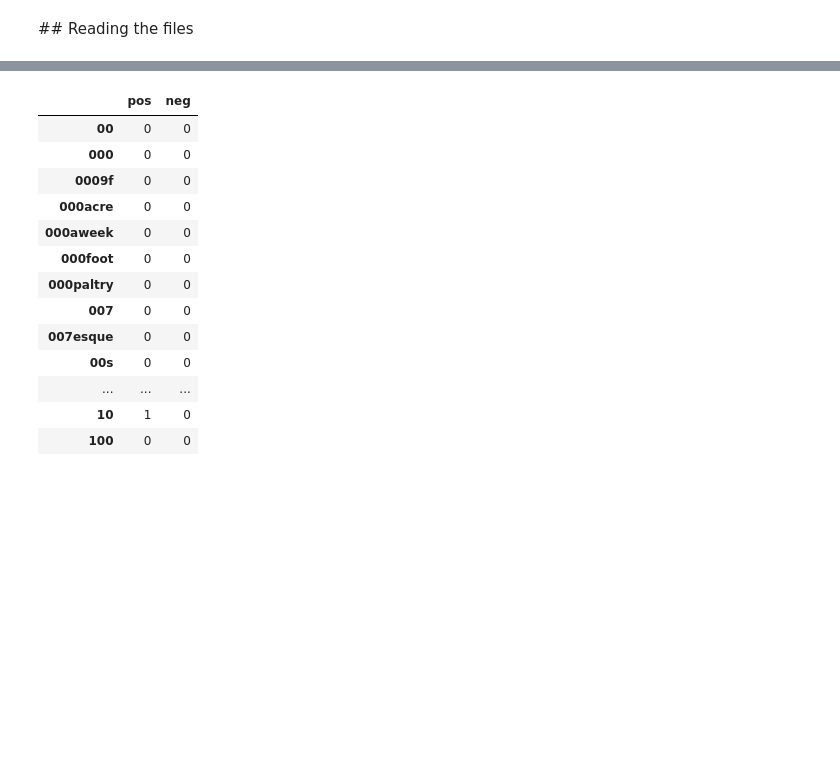
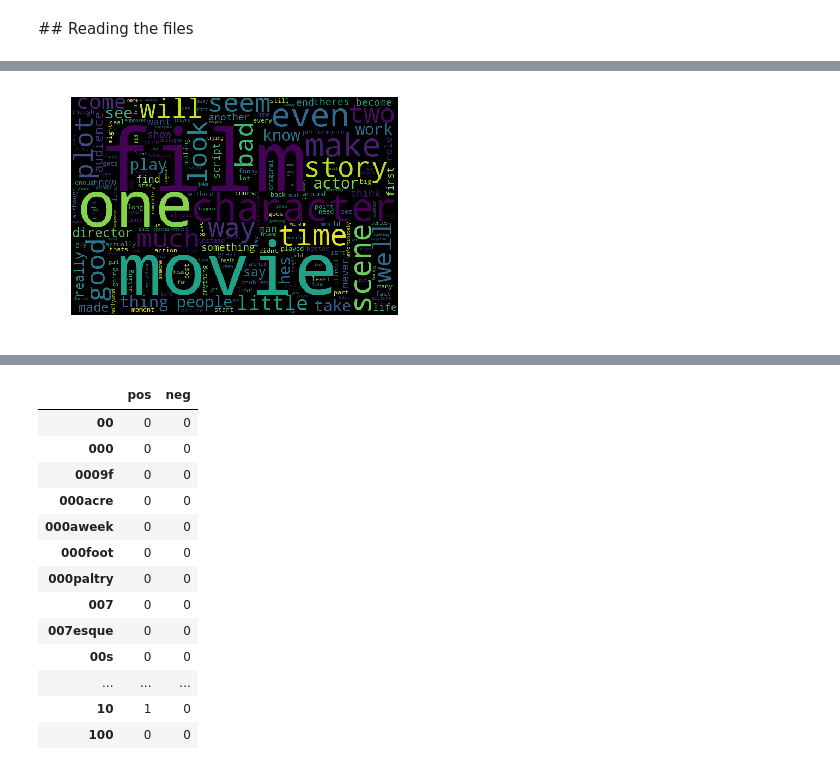
Before and after one commit to SimonKenoby/INFO2049, a Jupyter notebook: webandtext.ipynb, the cells around one changed output, grey strips where cells are left out. Saved outputs shown, nothing was run; the diff lists cells and outputs as text; code cells hidden in the pictures; blank space fills up the shorter version.

```diff
--- a/webandtext.ipynb
+++ b/webandtext.ipynb
@@ -75,3 +79,7 @@ X = vectorizer.fit_transform(sentences)
+# %%
+visualize('neg')
+# %% [output]
+[figure, added]
 # %%
 X
 # %% [output]
```
Also changed, not shown: parts of 19 cells of this notebook.
